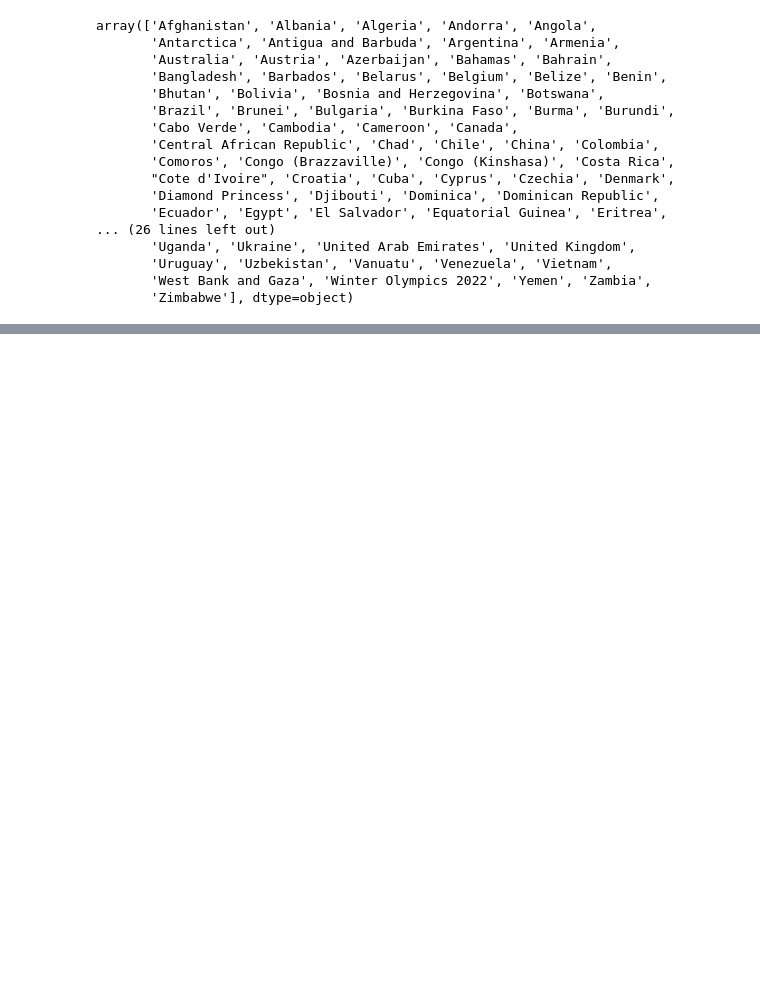
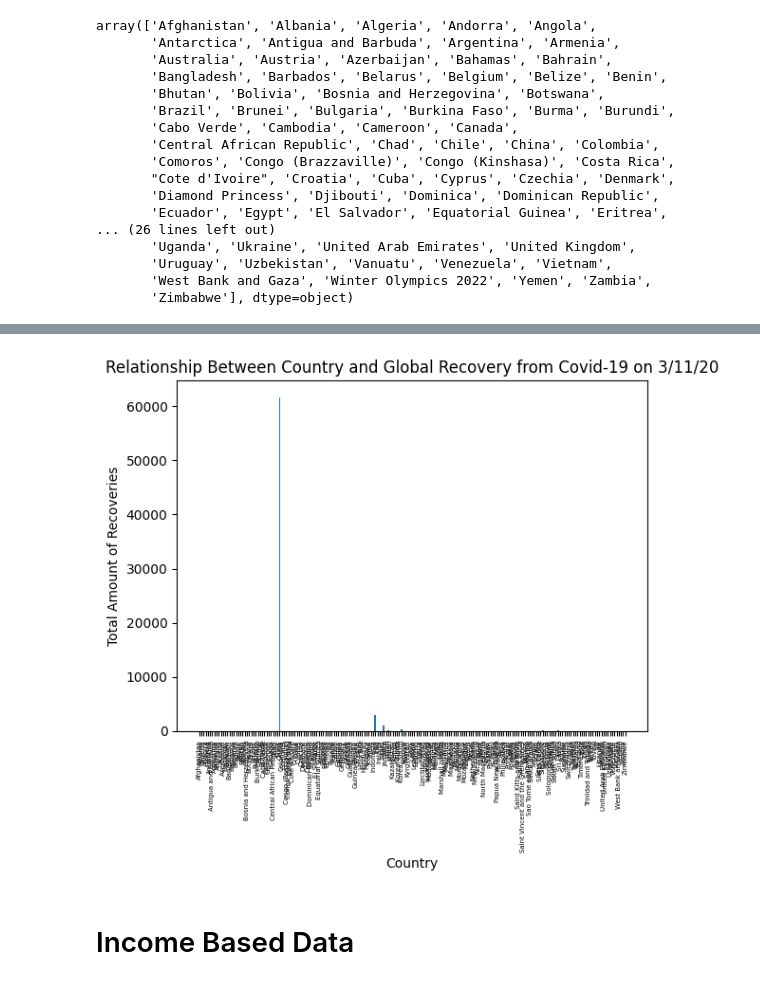
Before and after one commit to fow-jor08/Covid-19, a Jupyter notebook: Covid_19_Data_Set_Jordan_Fowler.ipynb, the cells around one changed output, grey strips where cells are left out. Cells and saved outputs as stored; diff of their text form; code cells hidden in the pictures; blank space fills up the shorter version.

```diff
--- a/Covid_19_Data_Set_Jordan_Fowler.ipynb
+++ b/Covid_19_Data_Set_Jordan_Fowler.ipynb
@@ -274,0 +194,3 @@ covid_global_recovery_df.shape
+# %%
+covid_recovery_df=covid_death_df.loc[:,"3/11/20":"3/11/21"]
+covid_recovery_df.head(95)
@@ -274,0 +199,3 @@ covid_global_recovery_df.shape
+# %%
+covid_recovery_df.rename(index={'Korea, North': 'North Korea'}, inplace=True)
+covid_recovery_df.head(95)
@@ -274,0 +241,15 @@ covid_global_recovery_df.shape
+# %%
+#Date vs. Global Recovery
+x = covid_recovery_df.index
+y = covid_recovery_df["3/11/20"]
+plt.bar(x,y)
+plt.xlabel("Country")
+plt.ylabel("Total Amount of Recoveries")
+plt.title("Relationship Between Country and Global Recovery from Covid-19 on 3/11/20")
+plt.xticks(rotation = 90,fontsize=5)
+
+plt.show()
+# %% [output]
+[figure, added]
+# %% [markdown]
+# Income Based Data
```
Also changed, not shown: parts of 32 cells of this notebook.
